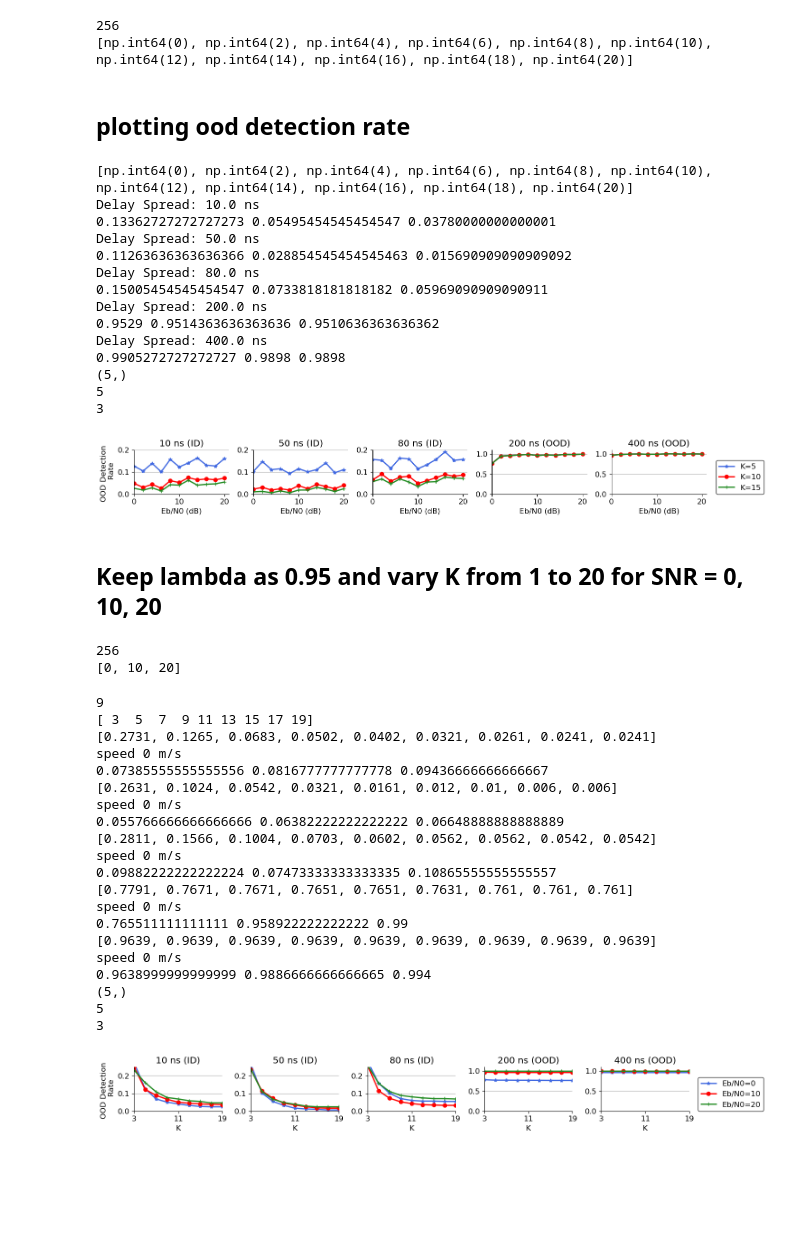
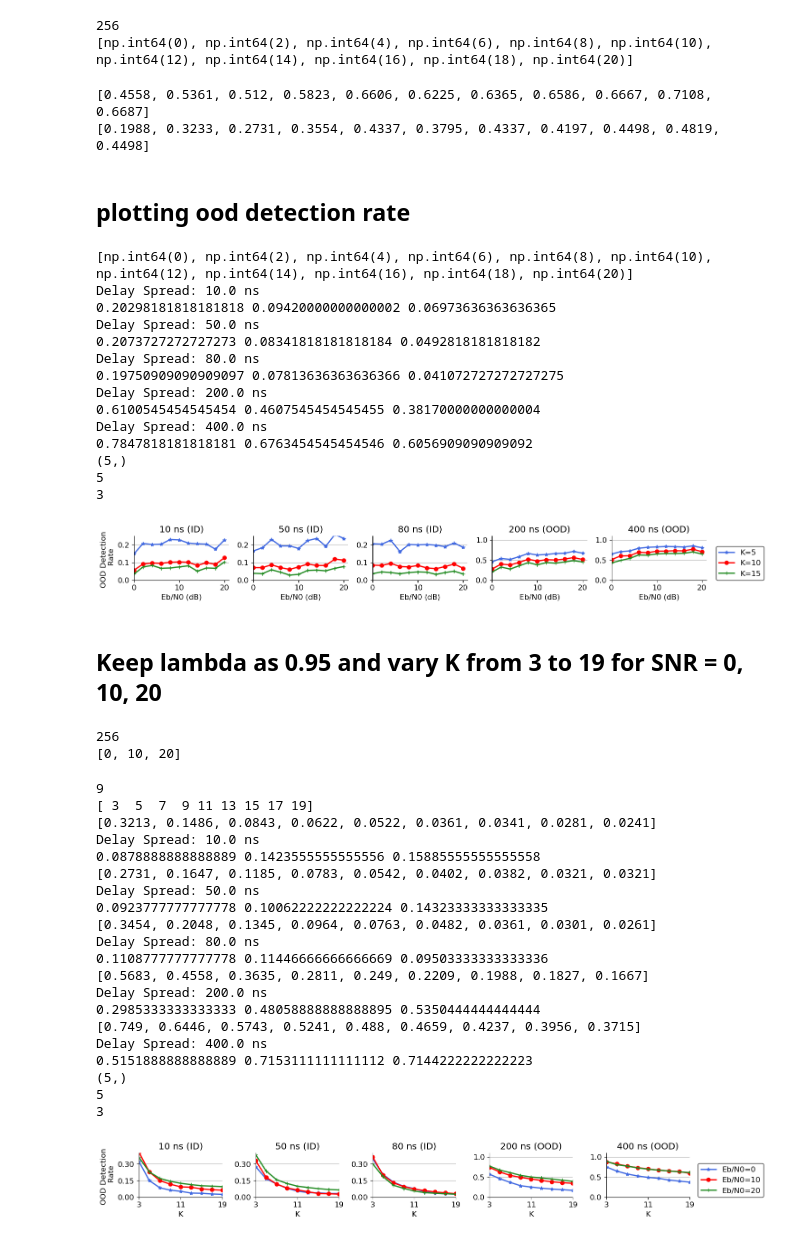
Before and after one commit to nasimsoltani/VERITAS, a Jupyter notebook: Monitor/OOD_detection_and_plot_Delay_Spread.ipynb, the cells around one changed output. Drawn from its saved outputs; the diff is of its cells as text; code cells hidden in the pictures; blank space fills up the shorter version.

```diff
--- a/Monitor/OOD_detection_and_plot_Delay_Spread.ipynb
+++ b/Monitor/OOD_detection_and_plot_Delay_Spread.ipynb
@@ -18,7 +18,7 @@ import os
 # %%
 # set according to your paths
 
-pred_pkl_path = '/home/ns38942/VERITAS/Monitor/results/preds_Delay_Spread.pkl'
+pred_pkl_path = '/home/ns38942/VERITAS/Monitor/results/goods/preds_Delay_Spread.pkl'
 # %% [markdown]
 ## Read the pickle file containing test results
 # %%
@@ -236,6 +236,12 @@ for k_neighbor in k_neighbors:
 # %% [output]
 256
 [np.int64(0), np.int64(2), np.int64(4), np.int64(6), np.int64(8), np.int64(10), np.int64(12), np.int64(14), np.int64(16), np.int64(18), np.int64(20)]
+# %%
+print(ood_dict[200][5])
+print(ood_dict[200][15])
+# %% [output]
+[0.4558, 0.5361, 0.512, 0.5823, 0.6606, 0.6225, 0.6365, 0.6586, 0.6667, 0.7108, 0.6687]
+[0.1988, 0.3233, 0.2731, 0.3554, 0.4337, 0.3795, 0.4337, 0.4197, 0.4498, 0.4819, 0.4498]
 # %% [markdown]
 ## plotting ood detection rate
 # %%
@@ -259,7 +265,7 @@ color_list = ['royalblue','red','ForestGreen','orange','black','violet', 'cyan',
 legends = ['K=5','K=10','K=15']
 markers = ['*','o','+','x']
 titles = ['10 ns (ID)','50 ns (ID)','80 ns (ID)','200 ns (OOD)','400 ns (OOD)']
-y_limits = [[0,0.2],[0,0.2],[0,0.2],[0,1.1],[0,1.1]]
+y_limits = [[0,0.25],[0,0.25],[0,0.25],[0,1.1],[0,1.1]]
 y_tick_list = [[0,0.1,0.2],[0,0.1,0.2],[0,0.1,0.2],[0,0.5,1],[0,0.5,1]]
 
 
@@ -289,41 +295,41 @@ for i in range(len(y)):
     # put y lable just for fist plot
     if i == 0:
         ax.set_ylabel('OOD Detection \n Rate')
     # put legend just for last subplot
     if i == len(y)-1:
         ax.legend(loc='lower left',bbox_to_anchor=(1.1, 0), ncol=1, borderaxespad=0, edgecolor='black')
 
 fig.tight_layout(pad=1.0)
 plt.savefig('foo.pdf', bbox_inches='tight')
 
 # Delay Spread: 10.0 ns
 # 0.18454545454545457 0.08653636363636365 0.06461818181818184
 # Delay Spread: 50.0 ns
 # 0.16411818181818186 0.06005454545454547 0.035590909090909104
 # Delay Spread: 80.0 ns
 # 0.13891818181818183 0.05184545454545455 0.032136363636363637
 # Delay Spread: 200.0 ns
 # 0.8806363636363638 0.8271272727272727 0.7926090909090909
 # Delay Spread: 400.0 ns
 # 0.9658636363636365 0.9474272727272726 0.9357363636363636
 # %% [output]
 [np.int64(0), np.int64(2), np.int64(4), np.int64(6), np.int64(8), np.int64(10), np.int64(12), np.int64(14), np.int64(16), np.int64(18), np.int64(20)]
 Delay Spread: 10.0 ns
-0.13362727272727273 0.05495454545454547 0.03780000000000001
+0.20298181818181818 0.09420000000000002 0.06973636363636365
 Delay Spread: 50.0 ns
-0.11263636363636366 0.028854545454545463 0.015690909090909092
+0.2073727272727273 0.08341818181818184 0.0492818181818182
 Delay Spread: 80.0 ns
-0.15005454545454547 0.0733818181818182 0.05969090909090911
+0.19750909090909097 0.07813636363636366 0.041072727272727275
 Delay Spread: 200.0 ns
-0.9529 0.9514363636363636 0.9510636363636362
+0.6100545454545454 0.4607545454545455 0.38170000000000004
 Delay Spread: 400.0 ns
-0.9905272727272727 0.9898 0.9898
+0.7847818181818181 0.6763454545454546 0.6056909090909092
 (5,)
 5
 3
-[figure, old version]
+[figure, new version]
 # %% [markdown]
-## Keep lambda as 0.95 and vary K from 1 to 20 for SNR = 0, 10, 20
+## Keep lambda as 0.95 and vary K from 3 to 19 for SNR = 0, 10, 20
 # %%
 lambda_val = 0.95
 
@@ -475,8 +481,8 @@ color_list = ['royalblue','red','ForestGreen','orange','black','violet', 'cyan',
 legends = ['Eb/N0=0','Eb/N0=10','Eb/N0=20']
 markers = ['*','o','+','x']
 titles = ['10 ns (ID)','50 ns (ID)','80 ns (ID)','200 ns (OOD)','400 ns (OOD)']
-y_limits = [[0,0.25],[0,0.25],[0,0.25],[0,1.1],[0,1.1]]
-y_tick_list = [[0,0.1,0.2],[0,0.1,0.2],[0,0.1,0.2],[0,0.5,1],[0,0.5,1]]
+y_limits = [[0,0.4],[0,0.4],[0,0.4],[0,1.1],[0,1.1]]
+y_tick_list = [[0,0.15,0.3],[0,0.15,0.3],[0,0.15,0.3],[0,0.5,1],[0,0.5,1]]
 
 
 plt.rcParams['axes.titley'] = 1    # y is in axes-relative coordinates.
@@ -513,23 +519,23 @@ plt.savefig('foo.pdf', bbox_inches='tight')
 # %% [output]
 9
 [ 3  5  7  9 11 13 15 17 19]
-[0.2731, 0.1265, 0.0683, 0.0502, 0.0402, 0.0321, 0.0261, 0.0241, 0.0241]
-speed 0 m/s
-0.07385555555555556 0.0816777777777778 0.09436666666666667
-[0.2631, 0.1024, 0.0542, 0.0321, 0.0161, 0.012, 0.01, 0.006, 0.006]
-speed 0 m/s
-0.055766666666666666 0.06382222222222222 0.06648888888888889
-[0.2811, 0.1566, 0.1004, 0.0703, 0.0602, 0.0562, 0.0562, 0.0542, 0.0542]
-speed 0 m/s
-0.09882222222222224 0.07473333333333335 0.10865555555555557
-[0.7791, 0.7671, 0.7671, 0.7651, 0.7651, 0.7631, 0.761, 0.761, 0.761]
-speed 0 m/s
-0.765511111111111 0.958922222222222 0.99
-[0.9639, 0.9639, 0.9639, 0.9639, 0.9639, 0.9639, 0.9639, 0.9639, 0.9639]
-speed 0 m/s
-0.9638999999999999 0.9886666666666665 0.994
+[0.3213, 0.1486, 0.0843, 0.0622, 0.0522, 0.0361, 0.0341, 0.0281, 0.0241]
+Delay Spread: 10.0 ns
+0.0878888888888889 0.1423555555555556 0.15885555555555558
+[0.2731, 0.1647, 0.1185, 0.0783, 0.0542, 0.0402, 0.0382, 0.0321, 0.0321]
+Delay Spread: 50.0 ns
+0.0923777777777778 0.10062222222222224 0.14323333333333335
+[0.3454, 0.2048, 0.1345, 0.0964, 0.0763, 0.0482, 0.0361, 0.0301, 0.0261]
+Delay Spread: 80.0 ns
+0.1108777777777778 0.11446666666666669 0.09503333333333336
+[0.5683, 0.4558, 0.3635, 0.2811, 0.249, 0.2209, 0.1988, 0.1827, 0.1667]
+Delay Spread: 200.0 ns
+0.2985333333333333 0.48058888888888895 0.5350444444444444
+[0.749, 0.6446, 0.5743, 0.5241, 0.488, 0.4659, 0.4237, 0.3956, 0.3715]
+Delay Spread: 400.0 ns
+0.5151888888888889 0.7153111111111112 0.7144222222222223
 (5,)
 5
 3
-[figure, old version]
+[figure, new version]
 # %% [markdown]
```
Also changed, not shown: parts of 5 cells of this notebook, 1 other file.
